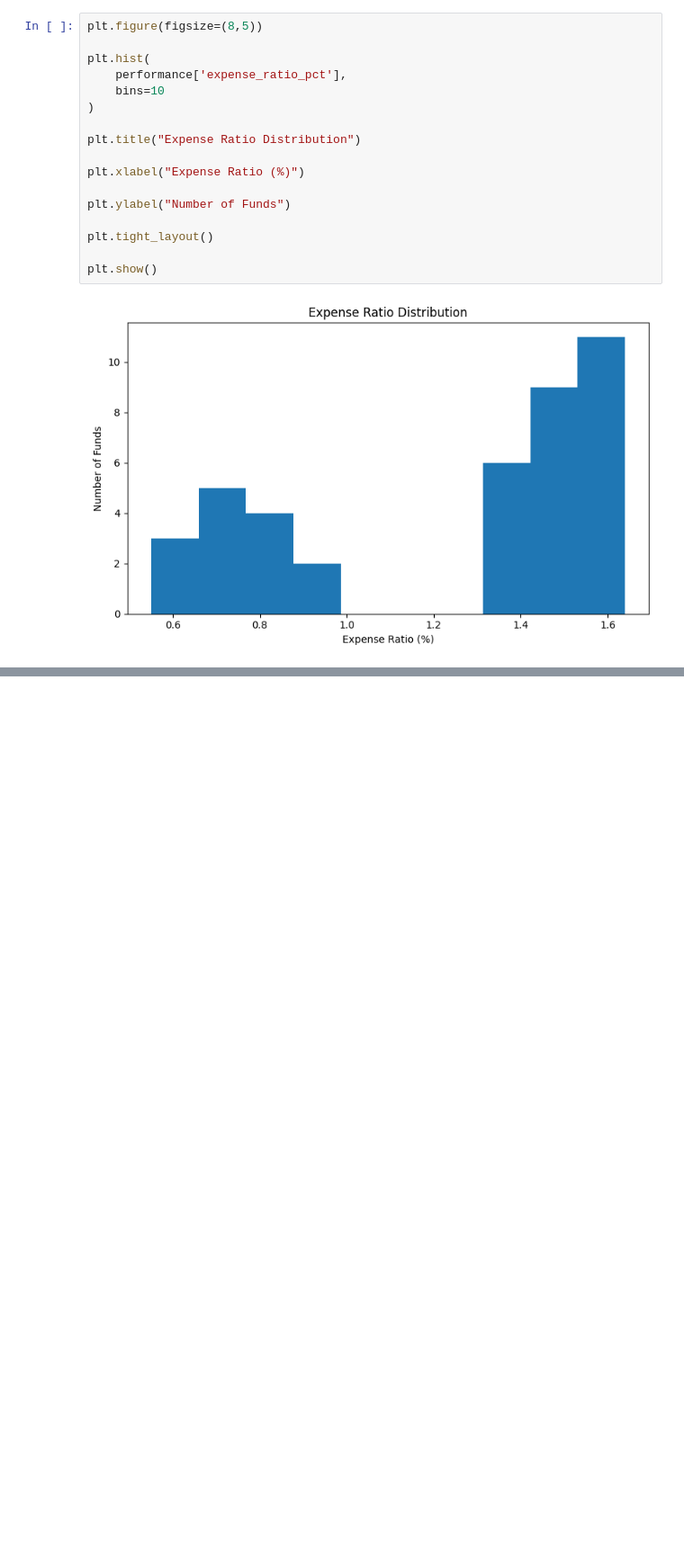
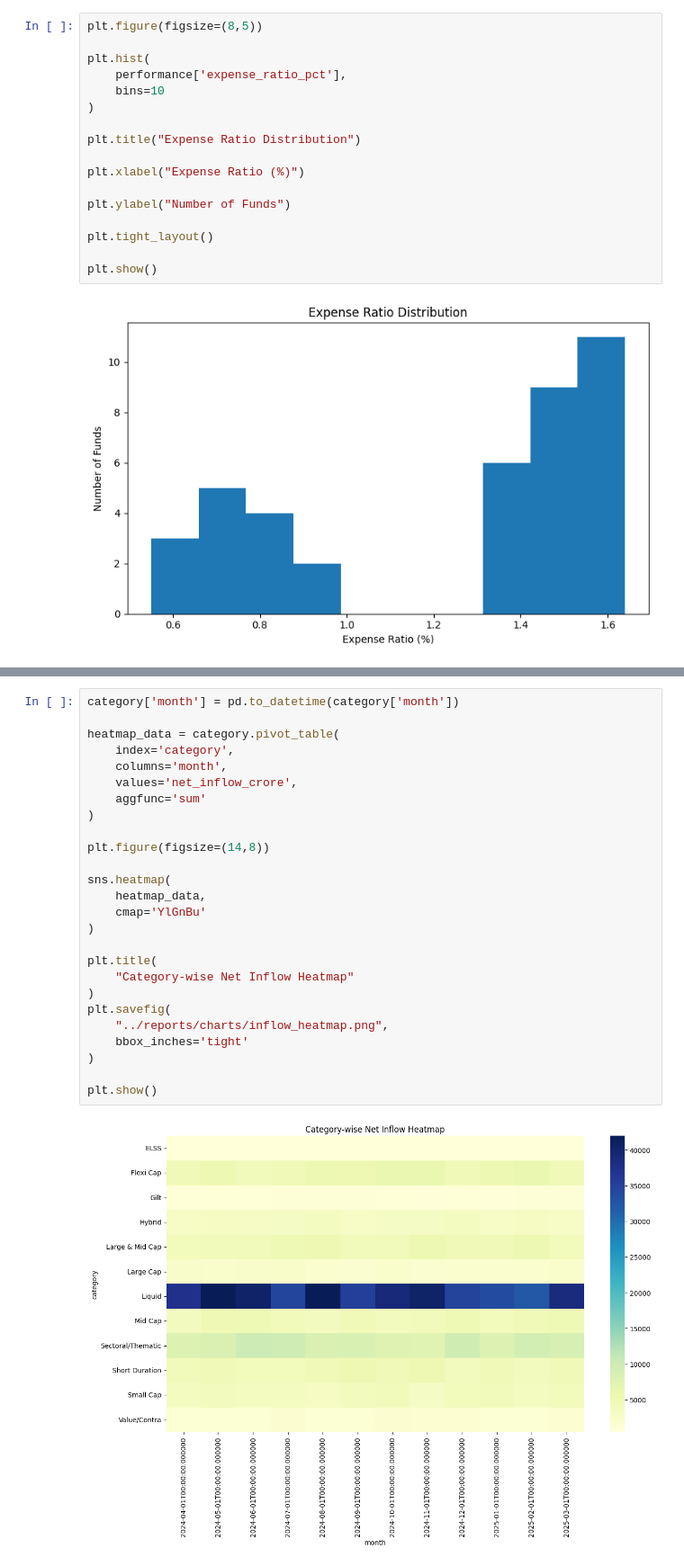
Before and after one commit to jeya-varshani24/bluestock-mf-capstone, a Jupyter notebook: notebooks/03_eda_analysis.ipynb, the cells around one changed output, grey strips where cells are left out. Shown at 90% size. Cells and saved outputs as stored; diff of their text form; blank space fills up the shorter version.

```diff
--- a/notebooks/03_eda_analysis.ipynb
+++ b/notebooks/03_eda_analysis.ipynb
@@ -382,0 +549,28 @@ plt.show()
+# %%
+category['month'] = pd.to_datetime(category['month'])
+
+heatmap_data = category.pivot_table(
+    index='category',
+    columns='month',
+    values='net_inflow_crore',
+    aggfunc='sum'
+)
+
+plt.figure(figsize=(14,8))
+
+sns.heatmap(
+    heatmap_data,
+    cmap='YlGnBu'
+)
+
+plt.title(
+    "Category-wise Net Inflow Heatmap"
+)
+plt.savefig(
+    "../reports/charts/inflow_heatmap.png",
+    bbox_inches='tight'
+)
+
+plt.show()
+# %% [output]
+[figure, added]
```
Also changed, not shown: parts of 25 cells of this notebook, 9 other files.
